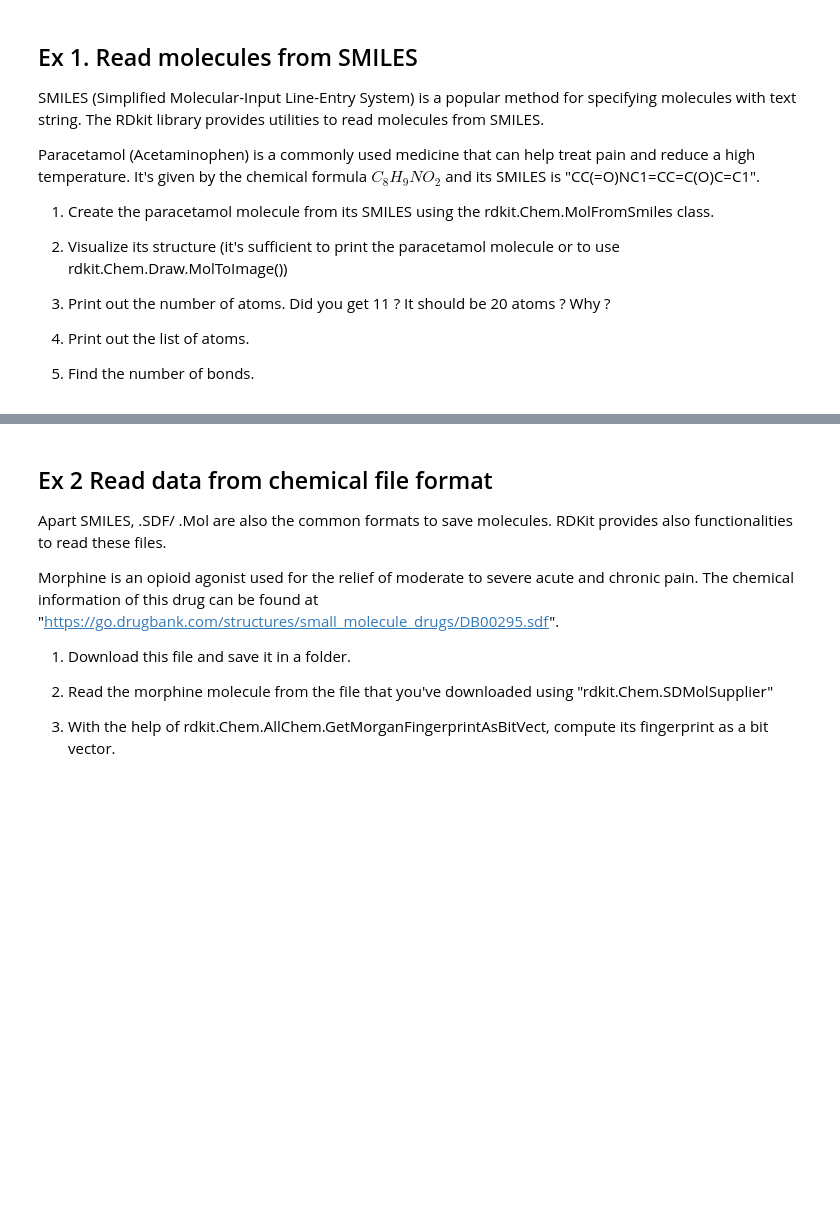
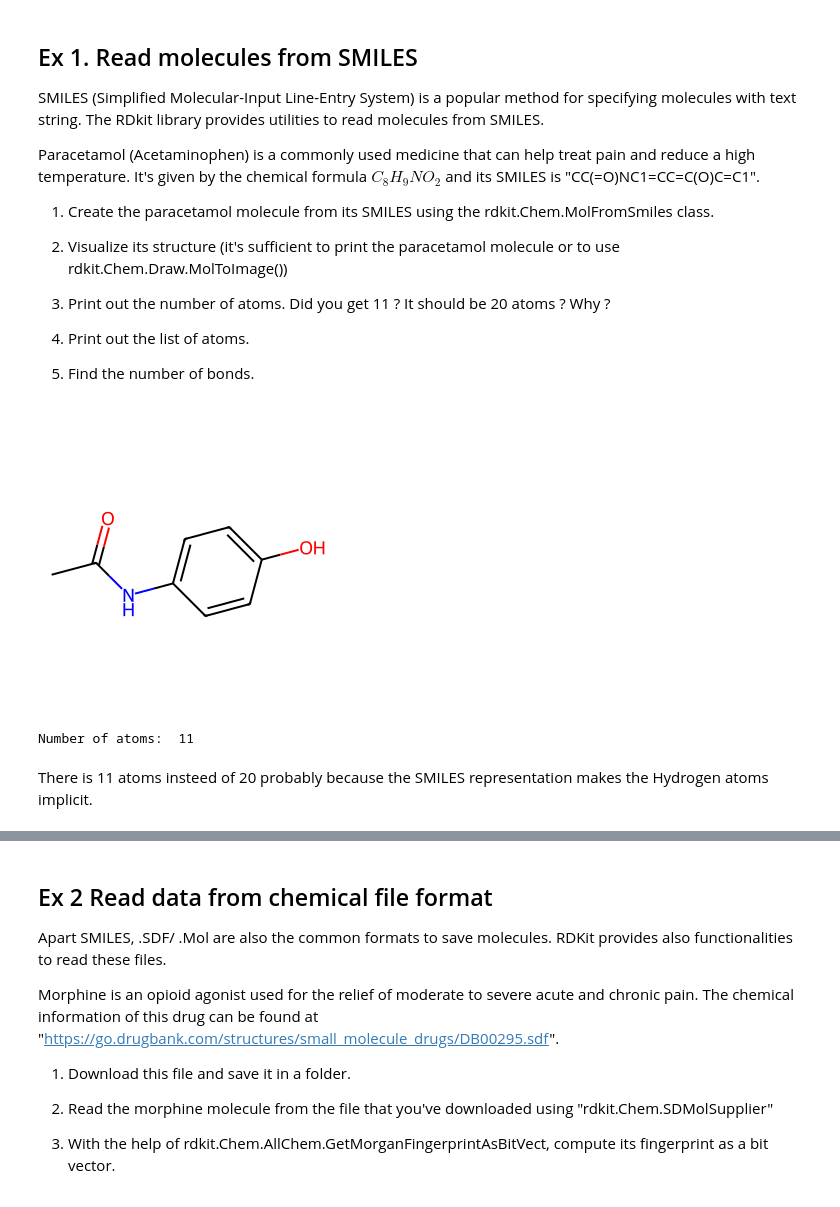
Before and after one commit to walibi006/MLBIO_TP2, a Jupyter notebook: 1_molecules_representations_etudiants.ipynb, the cells around one changed output, grey strips where cells are left out. Cells and saved outputs as stored; diff of their text form; code cells hidden in the pictures; blank space fills up the shorter version.

```diff
--- a/1_molecules_representations_etudiants.ipynb
+++ b/1_molecules_representations_etudiants.ipynb
@@ -24,3 +24,18 @@ Paracetamol (Acetaminophen) is a commonly used medicine that can help treat pain
 
 
 5. Find the number of bonds.
+# %%
+from rdkit import Chem
+paracetamol_molecule = Chem.MolFromSmiles("CC(=O)NC1=CC=C(O)C=C1")
+# %%
+Chem.Draw.MolToImage(paracetamol_molecule)
+# %% [output]
+[figure, added]
+# %%
+num_atoms = paracetamol_molecule.GetNumAtoms()
+
+print("Number of atoms: ", num_atoms)
+# %% [output]
+Number of atoms:  11
+# %% [markdown]
+There is 11 atoms insteed of 20 probably because the SMILES representation makes the Hydrogen atoms implicit.
```
Also changed, not shown: parts of 30 cells of this notebook, 3 other files.
